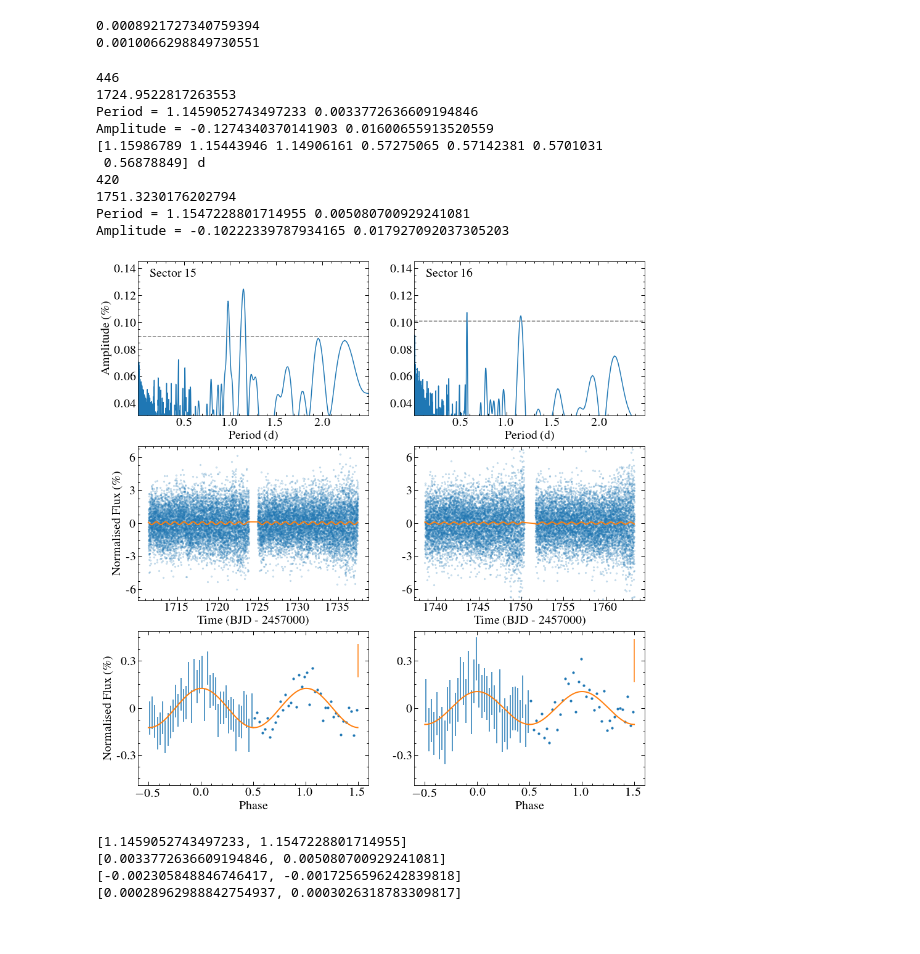
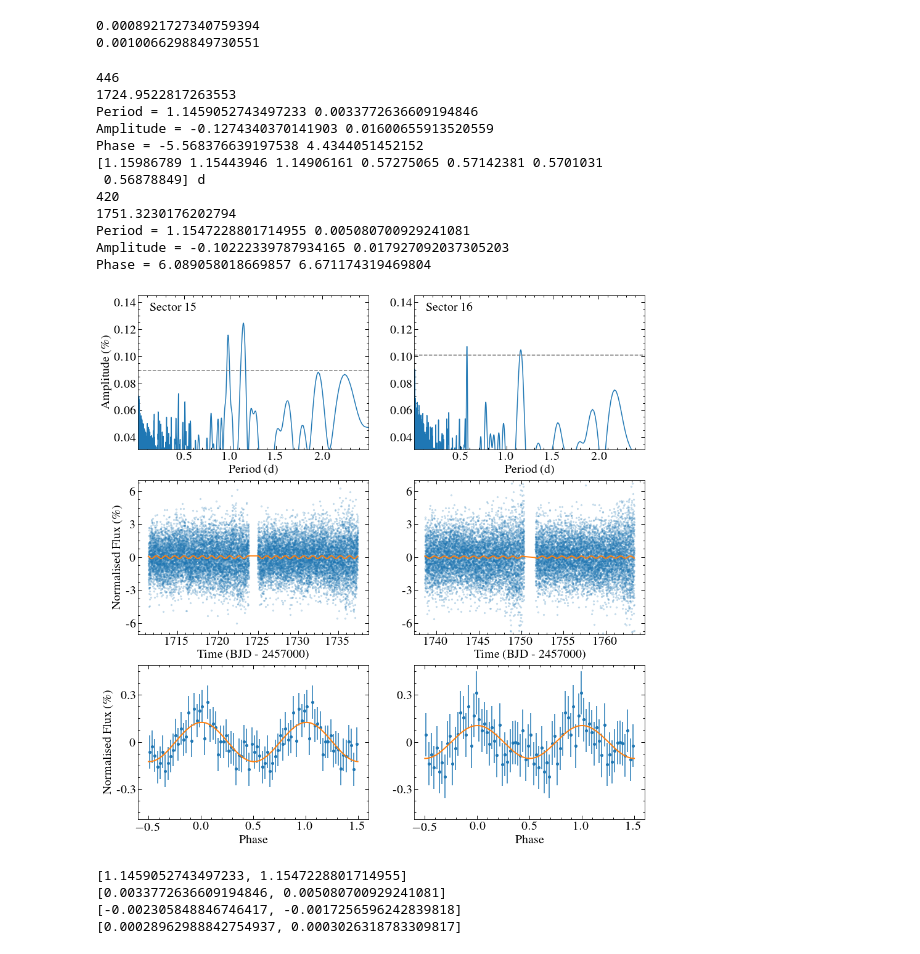
Before and after one commit to davidjwilson/GD394-Tess, a Jupyter notebook: tess_period2.ipynb, the cells around one changed output. Drawn from its saved outputs; the diff is of its cells as text; code cells hidden in the pictures.

```diff
--- a/tess_period2.ipynb
+++ b/tess_period2.ipynb
@@ -478,17 +478,18 @@ for i, lc in enumerate([lc15, lc16]):
     #lc_fold = lc.fold(1/sin_fit.frequency, t0 = 0)#.bin(50)
    # lc_fold = lc.fold(1.1468045290740154, t0 = 0)#.bin(50)
     #plt.scatter(lc_fold.time, lc_fold.flux, s=5, rasterized=True, alpha=0.2)
-    plt.errorbar(lc_fold.bin(pbin).time, lc_fold.bin(pbin).flux, yerr=lc_fold.bin(pbin).flux_err, ls='none')
+    plt.errorbar(lc_fold.bin(pbin).time, lc_fold.bin(pbin).flux, yerr=lc_fold.bin(pbin).flux_err, ls='none', marker='o', ms=4, c='C0')
+    plt.errorbar(lc_fold.bin(pbin).time+1, lc_fold.bin(pbin).flux, yerr=lc_fold.bin(pbin).flux_err, ls='none', marker='o', ms=4, c='C0')
     #plt.scatter(lc_fold.bin(pbin).time, lc_fold.bin(pbin).flux,  s=10, c='C0')
-    plt.scatter(lc_fold.bin(pbin).time+1, lc_fold.bin(pbin).flux, s=10, c='C0')
+    #plt.scatter(lc_fold.bin(pbin).time+1, lc_fold.bin(pbin).flux, s=10, c='C0')
 
     fold_mod =  models.Sine1D(amplitude=0.001, frequency=1, fixed={'frequency':True})
     fold_fit = fitter(fold_mod, lc_fold.time, lc_fold.flux)
     #fold_fit_e = np.sqrt(np.diag(fitter.fit_info['param_cov']))
     #fold_fit = models.Sine1D(amplitude=sin_fit.amplitude, frequency=1, phase=sin_fit.phase)
-    plt.plot(lc_fold.time,fold_fit(lc_fold.time), c='C1', lw=2)
-    plt.plot(lc_fold.time+1,fold_fit(lc_fold.time), c='C1', lw=2)
-    plt.errorbar(1.5, 0.003, yerr=np.median(lc_fold.bin(pbin).flux_err))
+    plt.plot(lc_fold.time,fold_fit(lc_fold.time), c='C1', lw=2, zorder=10)
+    plt.plot(lc_fold.time+1,fold_fit(lc_fold.time), c='C1', lw=2, zorder=10)
+  #  plt.errorbar(1.5, 0.003, yerr=np.median(lc_fold.bin(pbin).flux_err))
 
     if i == 0:
         plt.ylabel('Normalised Flux (\%)', size=20)
@@ -496,36 +497,38 @@ for i, lc in enumerate([lc15, lc16]):
     plt.ylim(-0.0049, 0.0049)
     plt.yticks((-0.003, 0, 0.003), ('-0.3', '0', '0.3'))
 
   #  print(sin_fit)
     print('Period =', 1/sin_fit.frequency.value, sin_fit_e[1]/(sin_fit.frequency.value**2))
     print('Amplitude =', sin_fit.amplitude.value*100, sin_fit_e[0]*100)
 
     crowd = fits.getheader(tessfits[i],1)['CROWDSAP']
     #print ('CROWDSAP', crowd)
 
    # print('Adjusted Amplitide', sin_fit.amplitude.value/crowd, sin_fit_e[0]/crowd)
    # print('Adjusted Amplitide (folded)', fold_fit.amplitude.value/crowd, sin_fit_e[0]/crowd)
-    #print('Phase =', sin_fit.phase.value, sin_fit_e[2], sin_fit.phase.value/(2*np.pi) %1, (sin_fit_e[2]/sin_fit.phase.value)*(sin_fit.phase.value/(2*np.pi) %1))
+    print('Phase =', sin_fit.phase.value, sin_fit_e[2])#, sin_fit.phase.value/(2*np.pi) %1, (sin_fit_e[2]/sin_fit.phase.value)*(sin_fit.phase.value/(2*np.pi) %1))
 
     periods.append(1/sin_fit.frequency.value)
     period_errors.append(sin_fit_e[1]/(sin_fit.frequency.value**2))
     amplitudes.append(sin_fit.amplitude.value/crowd)
     amplitude_errors.append(sin_fit_e[0]/crowd)
 plt.tight_layout()
 plt.subplots_adjust(hspace=0.2, wspace=0.2)
-#plt.savefig('plots/gd394_tess_full.pdf', dpi=150)
+plt.savefig('plots/gd394_tess_full.pdf', dpi=150)
 # %% [output]
 446
 1724.9522817263553
 Period = 1.1459052743497233 0.0033772636609194846
 Amplitude = -0.1274340370141903 0.01600655913520559
+Phase = -5.568376639197538 4.4344051452152
 [1.15986789 1.15443946 1.14906161 0.57275065 0.57142381 0.5701031
  0.56878849] d
 420
 1751.3230176202794
 Period = 1.1547228801714955 0.005080700929241081
 Amplitude = -0.10222339787934165 0.017927092037305203
+Phase = 6.089058018669857 6.671174319469804
-[figure, old version]
+[figure, new version]
 # %%
 print(periods)
 print(period_errors)
```
Also changed, not shown: 5 other files.
